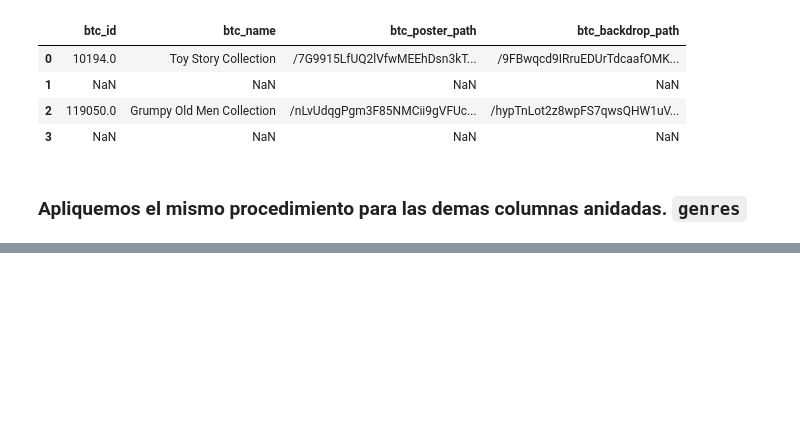
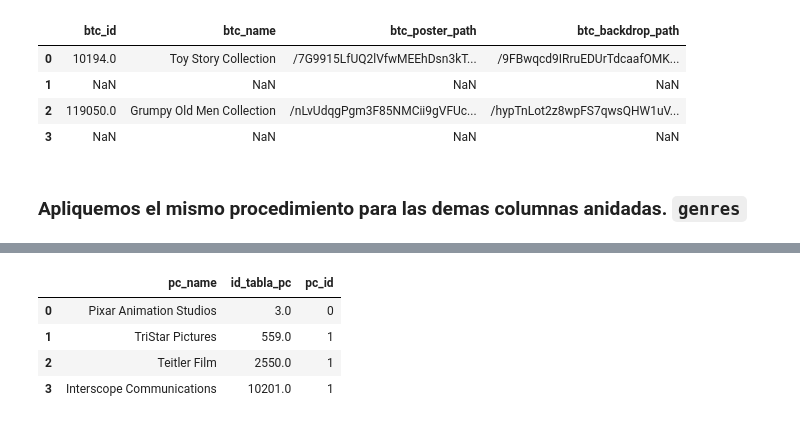
Before and after one commit to mauricioarcez/MLops, a Jupyter notebook: notebooks/etl.ipynb, the cells around one changed output, grey strips where cells are left out. Drawn from its saved outputs; the diff is of its cells as text; code cells hidden in the pictures; blank space fills up the shorter version.

```diff
--- a/notebooks/etl.ipynb
+++ b/notebooks/etl.ipynb
@@ -230,0 +281,4 @@ Name: count, dtype: int64
+# %%
+#Eliminar esos floats nulos.
+df = df.dropna(subset=['production_companies'])
+df['production_companies'].apply(type).value_counts()
@@ -230,0 +289,6 @@ Name: count, dtype: int64
+# %%
+# Podemos aplicar la misma funcion que usamos en 'genres' ya que aqui tambien son listas de diccionarios.
+df['production_companies'] = df['production_companies'].apply(convert_listdict)
+df['production_companies'].apply(type).value_counts()
+
+# No es 100% exitosa por problemas de comillas dobles pero mas del 98% del dataset fue transformado con exito.
@@ -231,3 +317,27 @@ Name: count, dtype: int64
+# %%
+# Creamos el Id unico para 45376 filas. pc = production_companies
+# + 1 es para que no sea igual a genres_id
+df['pc_id'] = df.index + 1
+
+# Se desanidan las listas de la columna 'production companies'
+# Hay una diferencia del doble de filas. que duplicaria valores en el df original. Multiples keys, duplican filas.
+pc_exploded = df.explode('production_companies')
+pc_exploded['pc_id'] = pc_exploded.index
+
+# Normalizamos y creamos una tabla nueva con los valores
+pc_desanidado = pd.json_normalize(pc_exploded['production_companies'])
+pc_desanidado['pc_id'] = pc_exploded['pc_id'].values
+
+# Renombrar las columnas agregando el prefijo 'pc_'
+pc_desanidado.rename(columns={'id': 'id_tabla_pc',
+                              'name':'pc_name'}, inplace=True)
+pc_desanidado.head(4)
+# %% [output]
+|  | pc_name | id_tabla_pc | pc_id |
+| 0 | Pixar Animation Studios | 3.0 | 0 |
+| 1 | TriStar Pictures | 559.0 | 1 |
+| 2 | Teitler Film | 2550.0 | 1 |
+| 3 | Interscope Communications | 10201.0 | 1 |
 # %%
 df.info()
 # %% [output]
```
Also changed, not shown: parts of 13 cells of this notebook.
